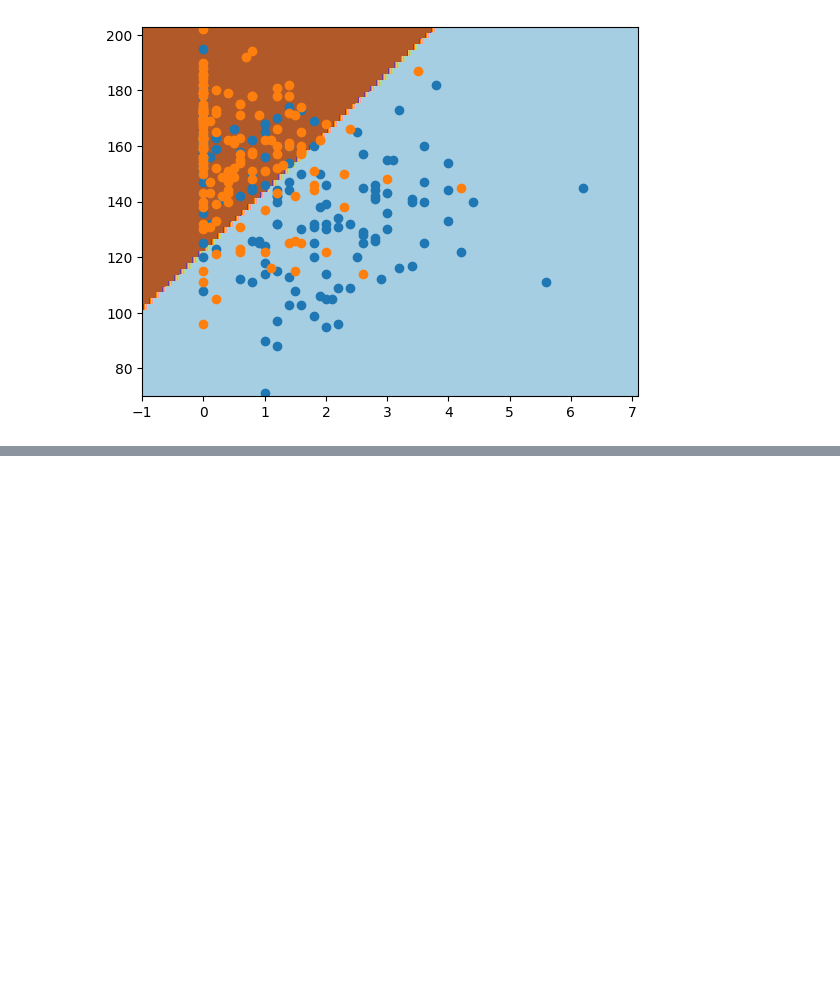
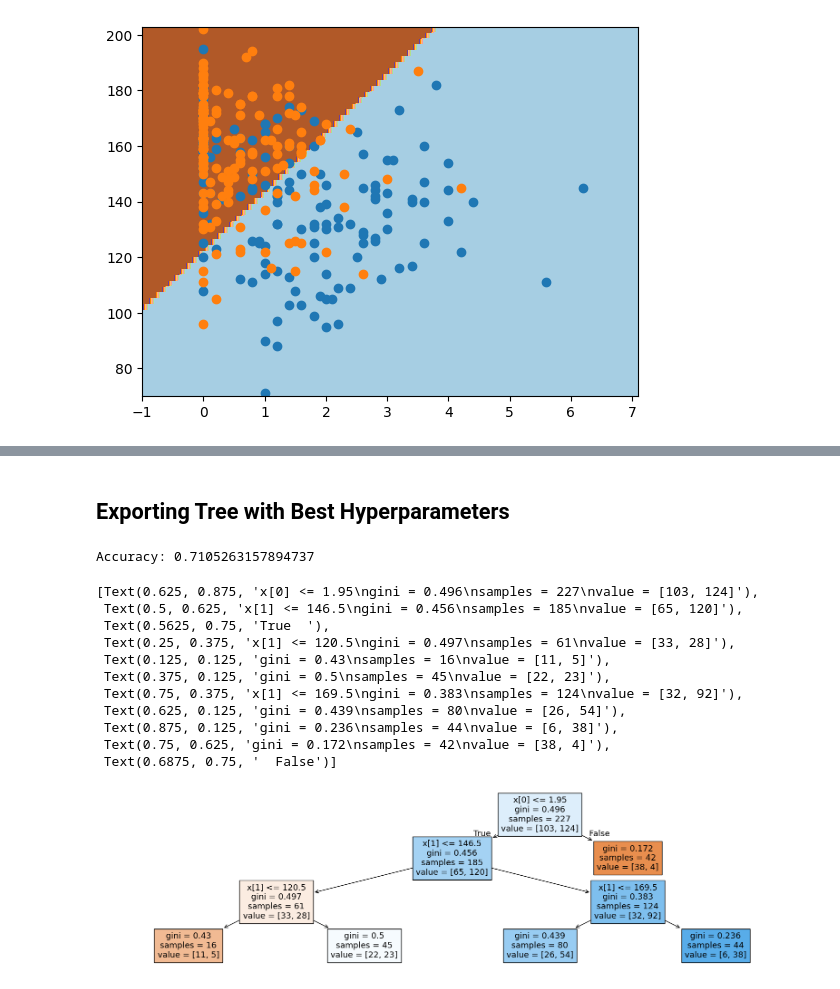
Before and after one commit to chrisistrati/Sigmoid-Homework, a Jupyter notebook: 07_decision_tree.ipynb, the cells around one changed output, grey strips where cells are left out. Cells and saved outputs as stored; diff of their text form; code cells hidden in the pictures; blank space fills up the shorter version.

```diff
--- a/07_decision_tree.ipynb
+++ b/07_decision_tree.ipynb
@@ -143,0 +135,25 @@ DecisionTreeClassifier()
+# %%
+from sklearn.tree import DecisionTreeClassifier
+from sklearn.model_selection import train_test_split
+from sklearn.model_selection import GridSearchCV
+
+X_train, X_test, y_train, y_test = train_test_split(X, y, random_state=42)
+
+#sellecting values for all hyperparemeters
+params_grid = {
+    "max_depth": [3, 5, 10, 20, 25],
+    "min_samples_split": [5, 10, 15, 20, 25],
+    "min_samples_leaf": [5, 10, 15],
+    "min_weight_fraction_leaf": [0.05, 0.1, 0.2],
+    "max_features": ["sqrt", "log2"],
+    "max_leaf_nodes": [2, 5, 10, 20, 40],
+    "min_impurity_decrease": [0, 0.01, 0.05] #A node will be split if this split induces a decrease of the impurity greater than or equal to this value
+}
+
+dtree = DecisionTreeClassifier(random_state=42)
+grid_search = GridSearchCV(estimator=dtree, param_grid=params_grid, cv=5)
+
+grid_search.fit(X_train, y_train)
+
+best_params = grid_search.best_params_
+print(f"Best parameters are: {best_params}")
@@ -143,0 +214,30 @@ DecisionTreeClassifier()
+# %% [markdown]
+## Exporting Tree with Best Hyperparameters
+# %%
+from sklearn import tree
+
+fig = plt.figure(figsize=(20, 5))
+
+best_dtree = DecisionTreeClassifier(**best_params)
+
+best_dtree.fit(X_train, y_train)
+best_pred = best_dtree.predict(X_test)
+
+best_acc = accuracy_score(y_test, best_pred)
+print(f"Accuracy: {best_acc}")
+
+tree.plot_tree(best_dtree, filled=True)
+# %% [output]
+Accuracy: 0.7105263157894737
+[Text(0.625, 0.875, 'x[0] <= 1.95\ngini = 0.496\nsamples = 227\nvalue = [103, 124]'),
+ Text(0.5, 0.625, 'x[1] <= 146.5\ngini = 0.456\nsamples = 185\nvalue = [65, 120]'),
+ Text(0.5625, 0.75, 'True  '),
+ Text(0.25, 0.375, 'x[1] <= 120.5\ngini = 0.497\nsamples = 61\nvalue = [33, 28]'),
+ Text(0.125, 0.125, 'gini = 0.43\nsamples = 16\nvalue = [11, 5]'),
+ Text(0.375, 0.125, 'gini = 0.5\nsamples = 45\nvalue = [22, 23]'),
+ Text(0.75, 0.375, 'x[1] <= 169.5\ngini = 0.383\nsamples = 124\nvalue = [32, 92]'),
+ Text(0.625, 0.125, 'gini = 0.439\nsamples = 80\nvalue = [26, 54]'),
+ Text(0.875, 0.125, 'gini = 0.236\nsamples = 44\nvalue = [6, 38]'),
+ Text(0.75, 0.625, 'gini = 0.172\nsamples = 42\nvalue = [38, 4]'),
+ Text(0.6875, 0.75, '  False')]
+[figure, added]
```
Also changed, not shown: parts of 10 cells of this notebook.
